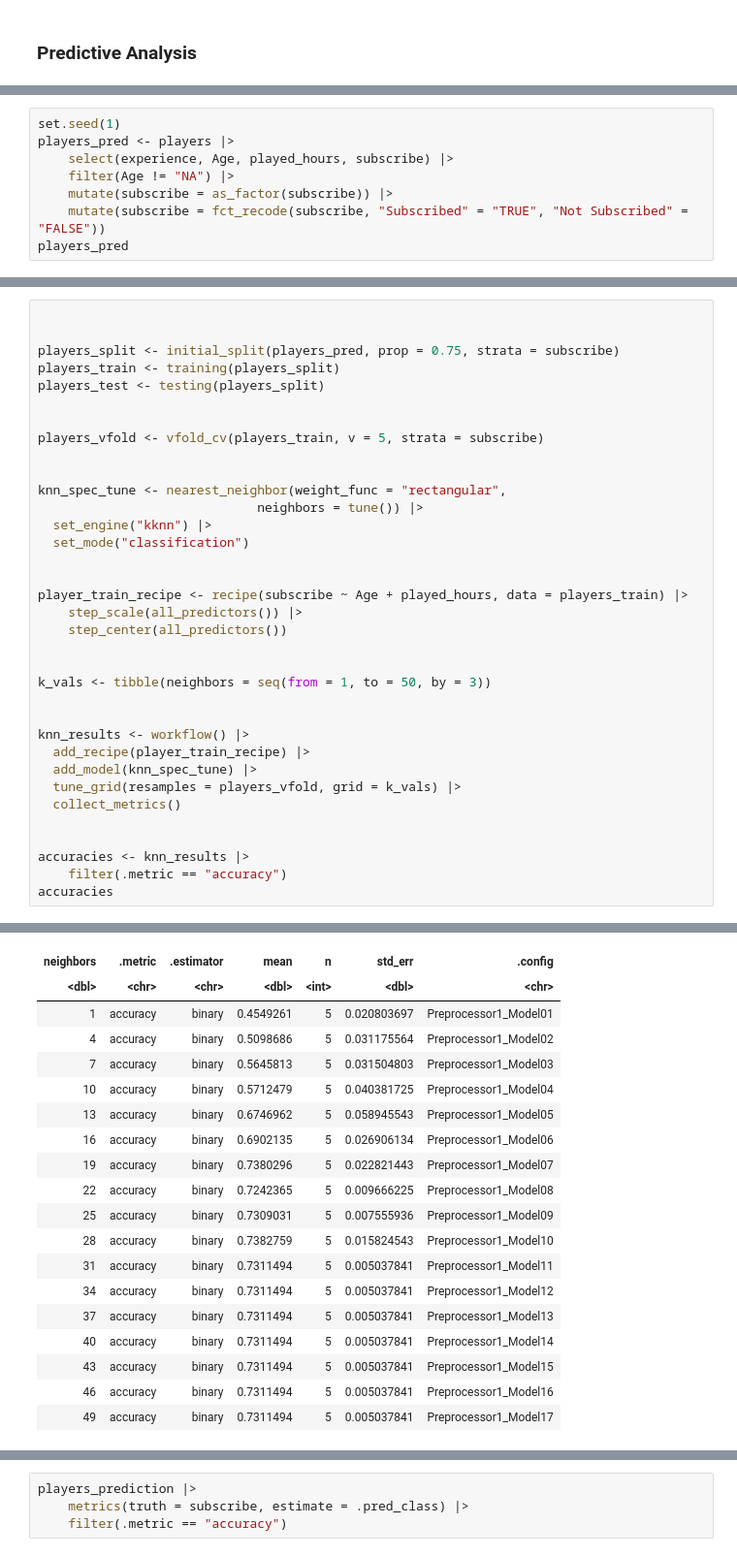
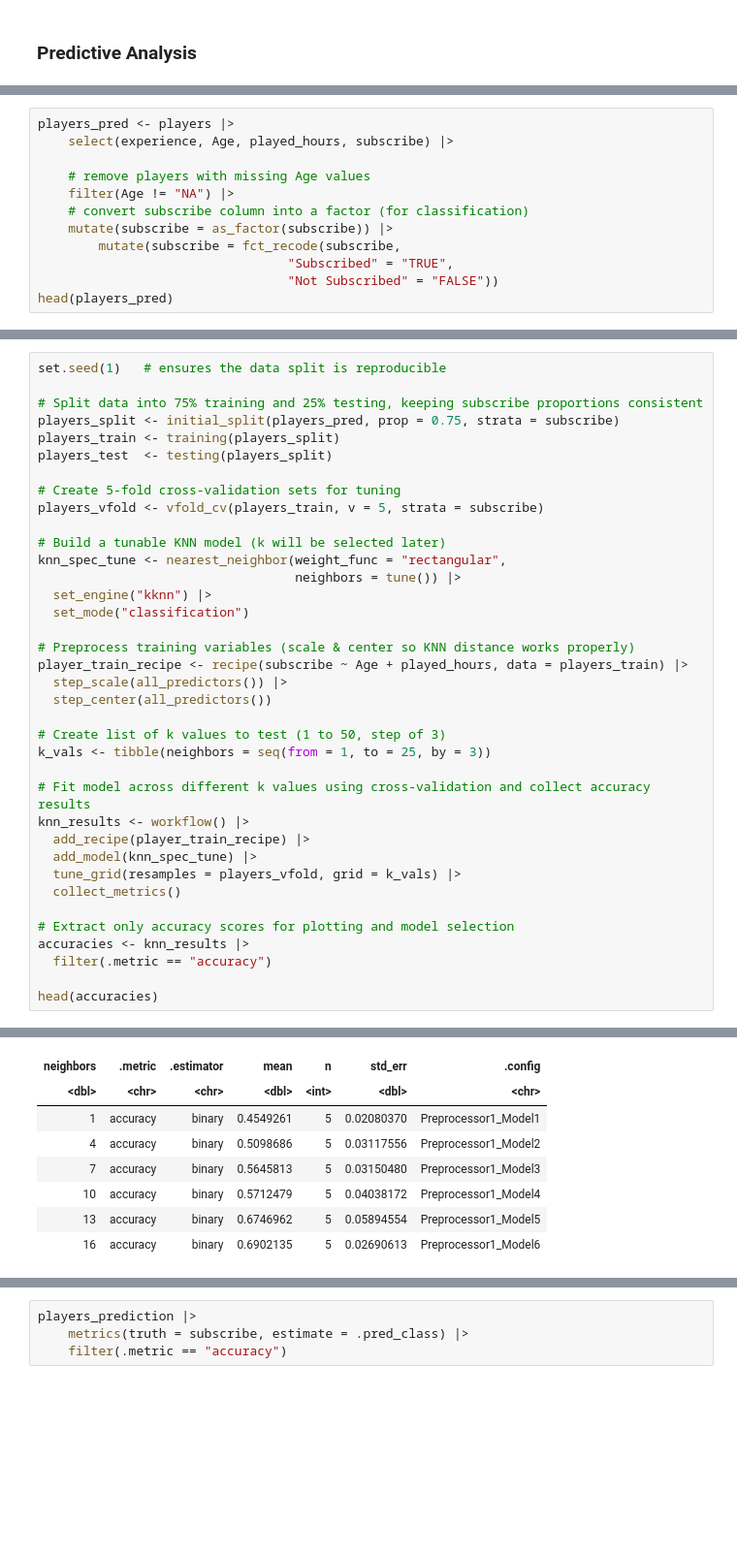
Before and after one commit to ManreetGrewal/group-project-dsci-100-final, a Jupyter notebook: Final Project.ipynb, the cells around one changed output, grey strips where cells are left out. Shown at 97% size. Drawn from its saved outputs; the diff is of its cells as text; blank space fills up the shorter version.

```diff
--- a/Final Project.ipynb
+++ b/Final Project.ipynb
@@ -197,9 +232,13 @@ It is worth mentioning that the value of K is important when useing the K-neares
 # %%
-set.seed(1)
 players_pred <- players |>
     select(experience, Age, played_hours, subscribe) |>
+
+    # remove players with missing Age values
     filter(Age != "NA") |>
+    # convert subscribe column into a factor (for classification)
     mutate(subscribe = as_factor(subscribe)) |>
-    mutate(subscribe = fct_recode(subscribe, "Subscribed" = "TRUE", "Not Subscribed" = "FALSE"))
-players_pred
+        mutate(subscribe = fct_recode(subscribe,
+                                 "Subscribed" = "TRUE",
+                                 "Not Subscribed" = "FALSE"))
+head(players_pred)
 # %% [output]
@@ -225,36 +254,38 @@ A tibble: 194 × 4
 # %%
+set.seed(1)   # ensures the data split is reproducible
 
-
+# Split data into 75% training and 25% testing, keeping subscribe proportions consistent
 players_split <- initial_split(players_pred, prop = 0.75, strata = subscribe)
 players_train <- training(players_split)
-players_test <- testing(players_split)
+players_test  <- testing(players_split)
 
-
+# Create 5-fold cross-validation sets for tuning
 players_vfold <- vfold_cv(players_train, v = 5, strata = subscribe)
 
-
+# Build a tunable KNN model (k will be selected later)
 knn_spec_tune <- nearest_neighbor(weight_func = "rectangular",
-                             neighbors = tune()) |>
+                                  neighbors = tune()) |>
   set_engine("kknn") |>
   set_mode("classification")
 
+# Preprocess training variables (scale & center so KNN distance works properly)
+player_train_recipe <- recipe(subscribe ~ Age + played_hours, data = players_train) |>
+  step_scale(all_predictors()) |>
+  step_center(all_predictors())
 
-player_train_recipe <- recipe(subscribe ~ Age + played_hours, data = players_train) |>
-    step_scale(all_predictors()) |>
-    step_center(all_predictors())
+# Create list of k values to test (1 to 50, step of 3)
+k_vals <- tibble(neighbors = seq(from = 1, to = 25, by = 3))
 
-
-k_vals <- tibble(neighbors = seq(from = 1, to = 50, by = 3))
-
-
+# Fit model across different k values using cross-validation and collect accuracy results
 knn_results <- workflow() |>
   add_recipe(player_train_recipe) |>
   add_model(knn_spec_tune) |>
   tune_grid(resamples = players_vfold, grid = k_vals) |>
   collect_metrics()
 
+# Extract only accuracy scores for plotting and model selection
+accuracies <- knn_results |>
+  filter(.metric == "accuracy")
 
-accuracies <- knn_results |>
-    filter(.metric == "accuracy")
-accuracies
+head(accuracies)
 # %% [output]
@@ -262,19 +293,8 @@ A tibble: 17 × 7
 | neighbors | .metric | .estimator | mean | n | std_err | .config |
 | <dbl> | <chr> | <chr> | <dbl> | <int> | <dbl> | <chr> |
-| 1 | accuracy | binary | 0.4549261 | 5 | 0.020803697 | Preprocessor1_Model01 |
-| 4 | accuracy | binary | 0.5098686 | 5 | 0.031175564 | Preprocessor1_Model02 |
-| 7 | accuracy | binary | 0.5645813 | 5 | 0.031504803 | Preprocessor1_Model03 |
-| 10 | accuracy | binary | 0.5712479 | 5 | 0.040381725 | Preprocessor1_Model04 |
-| 13 | accuracy | binary | 0.6746962 | 5 | 0.058945543 | Preprocessor1_Model05 |
-| 16 | accuracy | binary | 0.6902135 | 5 | 0.026906134 | Preprocessor1_Model06 |
-| 19 | accuracy | binary | 0.7380296 | 5 | 0.022821443 | Preprocessor1_Model07 |
-| 22 | accuracy | binary | 0.7242365 | 5 | 0.009666225 | Preprocessor1_Model08 |
-| 25 | accuracy | binary | 0.7309031 | 5 | 0.007555936 | Preprocessor1_Model09 |
-| 28 | accuracy | binary | 0.7382759 | 5 | 0.015824543 | Preprocessor1_Model10 |
-| 31 | accuracy | binary | 0.7311494 | 5 | 0.005037841 | Preprocessor1_Model11 |
-| 34 | accuracy | binary | 0.7311494 | 5 | 0.005037841 | Preprocessor1_Model12 |
-| 37 | accuracy | binary | 0.7311494 | 5 | 0.005037841 | Preprocessor1_Model13 |
-| 40 | accuracy | binary | 0.7311494 | 5 | 0.005037841 | Preprocessor1_Model14 |
-| 43 | accuracy | binary | 0.7311494 | 5 | 0.005037841 | Preprocessor1_Model15 |
-| 46 | accuracy | binary | 0.7311494 | 5 | 0.005037841 | Preprocessor1_Model16 |
-| 49 | accuracy | binary | 0.7311494 | 5 | 0.005037841 | Preprocessor1_Model17 |
+| 1 | accuracy | binary | 0.4549261 | 5 | 0.02080370 | Preprocessor1_Model1 |
+| 4 | accuracy | binary | 0.5098686 | 5 | 0.03117556 | Preprocessor1_Model2 |
+| 7 | accuracy | binary | 0.5645813 | 5 | 0.03150480 | Preprocessor1_Model3 |
+| 10 | accuracy | binary | 0.5712479 | 5 | 0.04038172 | Preprocessor1_Model4 |
+| 13 | accuracy | binary | 0.6746962 | 5 | 0.05894554 | Preprocessor1_Model5 |
+| 16 | accuracy | binary | 0.6902135 | 5 | 0.02690613 | Preprocessor1_Model6 |
```
Also changed, not shown: parts of 19 cells of this notebook.
